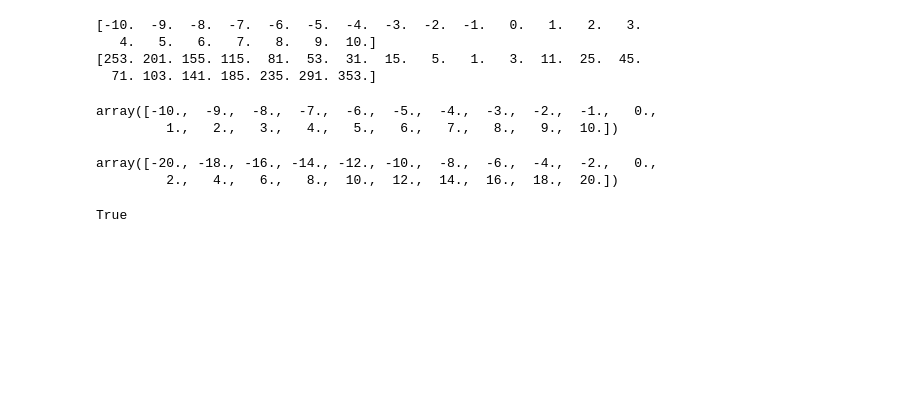
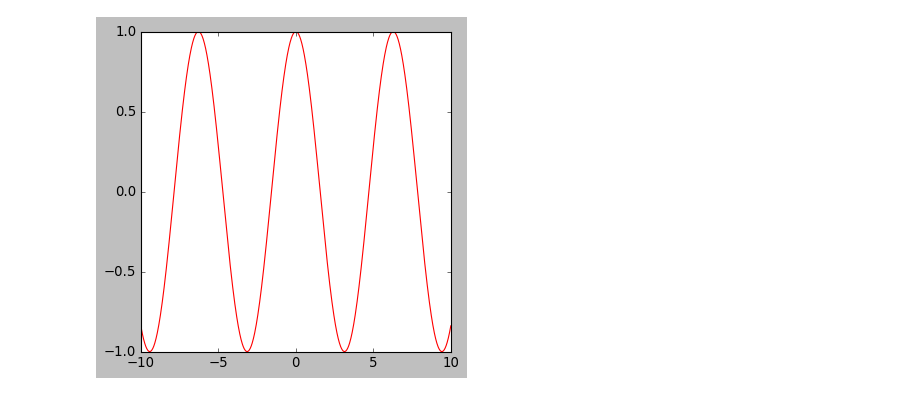
Before and after one commit to charl-potgieter/AustralianSchoolMaths, a Jupyter notebook: WebsiteCreator/caller.ipynb, the cells around one changed output. Saved outputs shown, nothing was run; the diff lists cells and outputs as text; code cells hidden in the pictures; blank space fills up the shorter version.

```diff
--- a/WebsiteCreator/caller.ipynb
+++ b/WebsiteCreator/caller.ipynb
@@ -19,30 +20,17 @@ class TickMarkType(Enum):
 # %%
 from graphs import Graph
 import sympy as sp
 
 x = sp.symbols('x')
 my_graph = Graph()
 my_graph.domain.min = -10
 my_graph.domain.max = 10
-my_graph.number_of_data_points = 21
+my_graph.number_of_data_points = 1000
 my_graph.expression = 3*x**2+5*x +3
-x = sp.symbols('x')
+my_graph.expression = sp.cos(x)
+my_graph.dimensions.height = 5
+my_graph.dimensions.width = 5
 
 my_graph.create()
 # %% [output]
-[-10.  -9.  -8.  -7.  -6.  -5.  -4.  -3.  -2.  -1.   0.   1.   2.   3.
-   4.   5.   6.   7.   8.   9.  10.]
-[253. 201. 155. 115.  81.  53.  31.  15.   5.   1.   3.  11.  25.  45.
-  71. 103. 141. 185. 235. 291. 353.]
+[figure, added]
-# %%
-
-display(dp.y_values)
-# %% [output]
-array([-10.,  -9.,  -8.,  -7.,  -6.,  -5.,  -4.,  -3.,  -2.,  -1.,   0.,
-         1.,   2.,   3.,   4.,   5.,   6.,   7.,   8.,   9.,  10.])
-array([-20., -18., -16., -14., -12., -10.,  -8.,  -6.,  -4.,  -2.,   0.,
-         2.,   4.,   6.,   8.,  10.,  12.,  14.,  16.,  18.,  20.])
-# %%
-type('a') == str
-# %% [output]
-True
```
Also changed, not shown: parts of 3 cells of this notebook, 2 other files.
